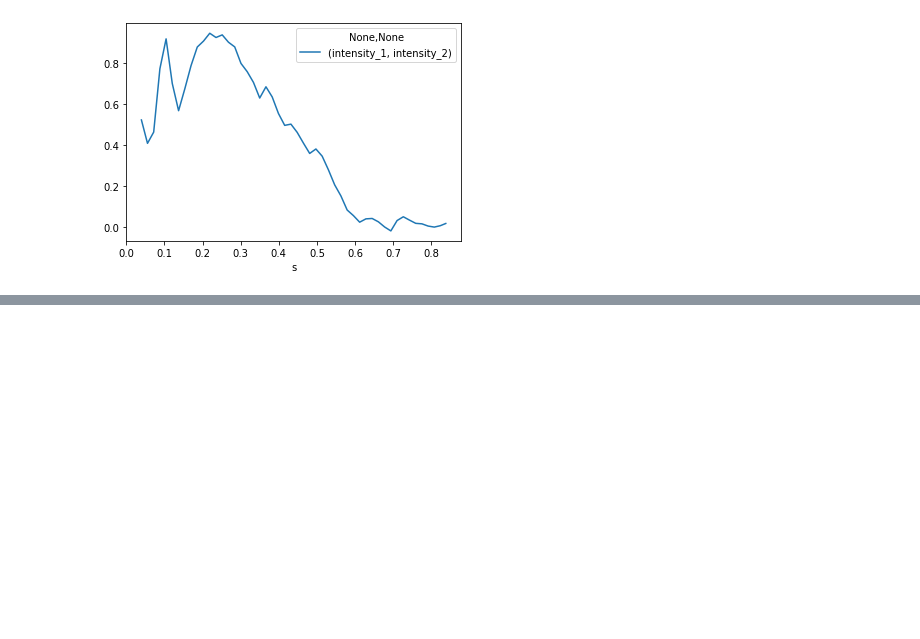
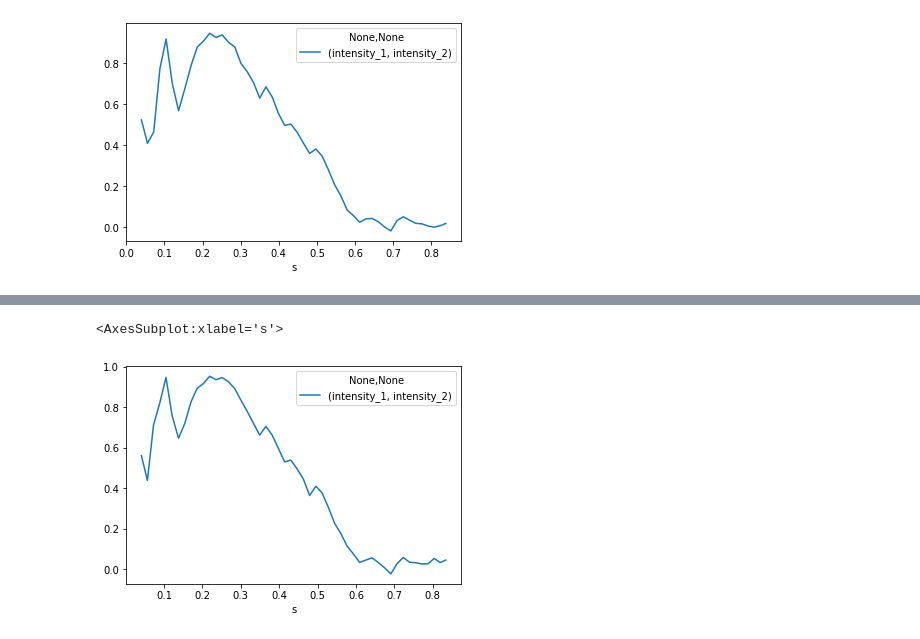
Before and after one commit to ando-lab/erice-2022-data-reduction, a Jupyter notebook: 6_mdx2_python.ipynb, the cells around one changed output, grey strips where cells are left out. Drawn from its saved outputs; the diff is of its cells as text; code cells hidden in the pictures; blank space fills up the shorter version.

```diff
--- a/6_mdx2_python.ipynb
+++ b/6_mdx2_python.ipynb
@@ -375,0 +406,9 @@ corr_binned.plot(x='s',y=('intensity_1','intensity_2'))
+# %%
+# correlation within resolution shells
+s_bin = pd.cut(df12_filt.s,50)
+corr_binned = df12_filt.groupby(s_bin)['intensity_1','intensity_2'].corr(method='pearson').unstack()
+corr_binned['s'] = df12_filt.groupby(s_bin)['s'].mean()
+corr_binned.plot(x='s',y=('intensity_1','intensity_2'))
+# %% [output]
+<AxesSubplot:xlabel='s'>
+[figure, added]
```
Also changed, not shown: parts of 16 cells of this notebook, 3 other files.
